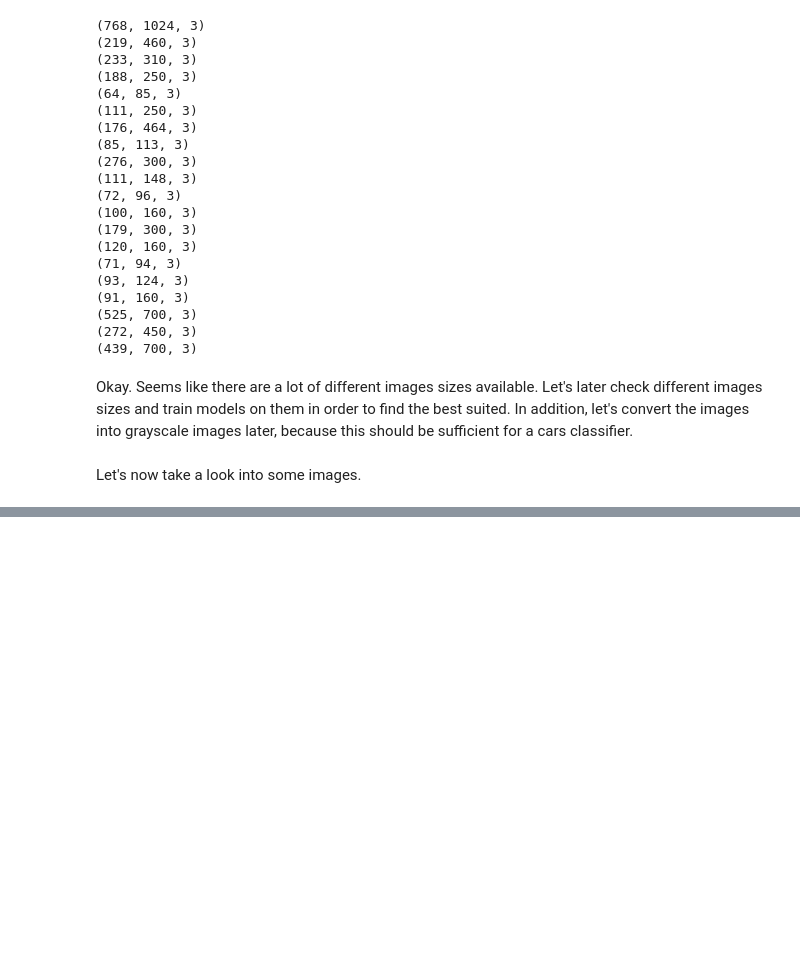
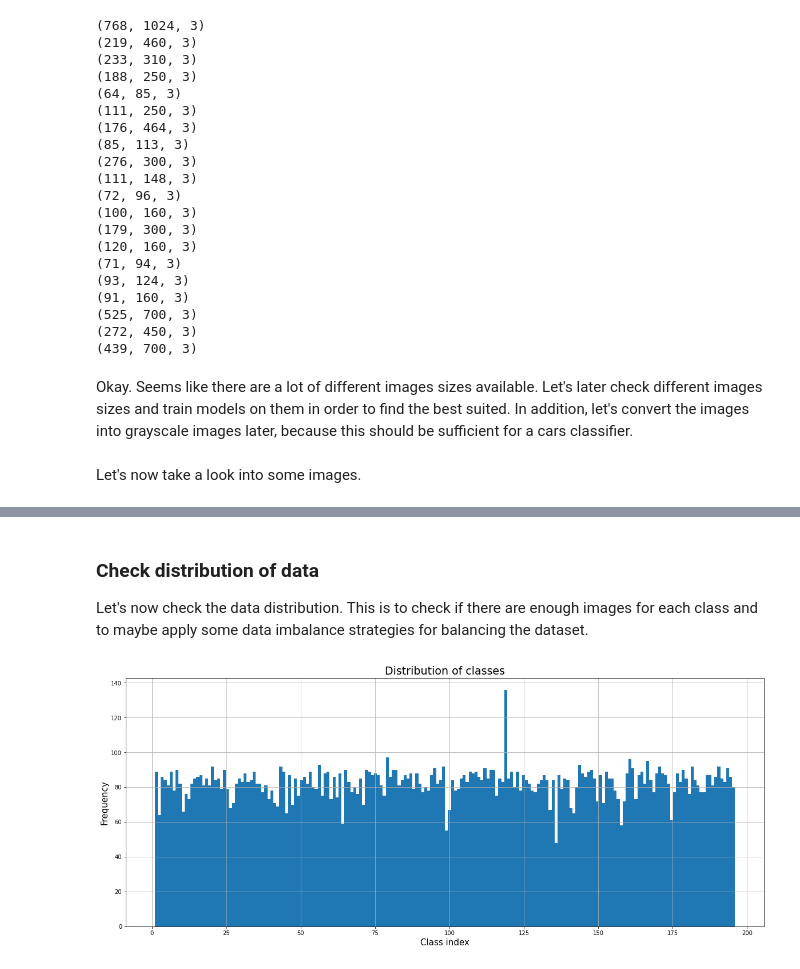
Before and after one commit to patrickbrus/IBM_Machine_Learning_Professional, a Jupyter notebook: Deep_Learning/DeepLearning_Project.ipynb, the cells around one changed output, grey strips where cells are left out. Saved outputs shown, nothing was run; the diff lists cells and outputs as text; code cells hidden in the pictures; blank space fills up the shorter version.

```diff
--- a/Deep_Learning/DeepLearning_Project.ipynb
+++ b/Deep_Learning/DeepLearning_Project.ipynb
@@ -166,0 +168,12 @@ show_image(df, r"data\car_ims", index)
+# %% [markdown]
+### Check distribution of data
+Let's now check the data distribution. This is to check if there are enough images for each class and to maybe apply some data imbalance strategies for balancing the dataset.
+# %%
+plt.figure(figsize=(20, 8))
+df["class"].hist(bins=len(class_names))
+plt.title("Distribution of classes", size=19)
+plt.xlabel("Class index", size=15)
+plt.ylabel("Frequency", size=15)
+plt.show()
+# %% [output]
+[figure, added]
```
Also changed, not shown: parts of 16 cells of this notebook.
